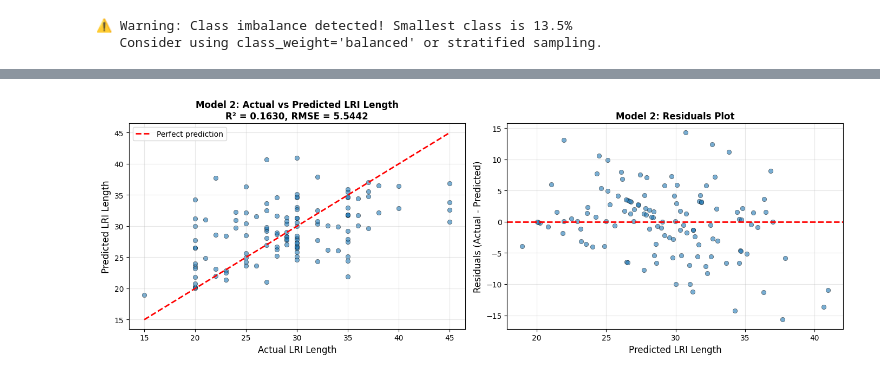
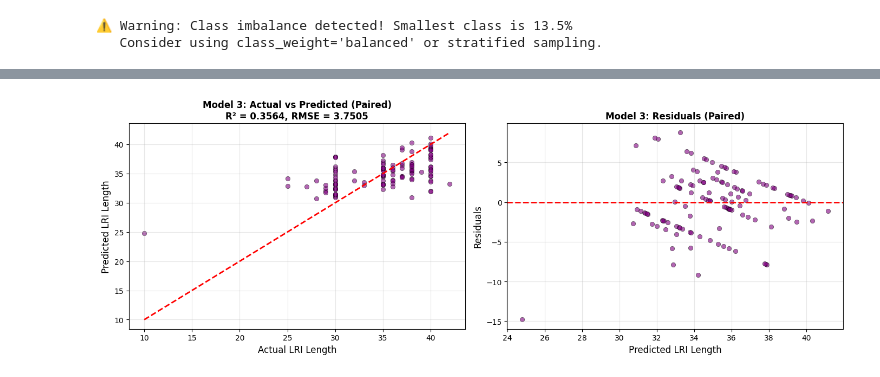
Before and after one commit to wak1616/warringdemo, a Jupyter notebook: data_notebook.ipynb, the cells around one changed output, grey strips where cells are left out. Saved outputs shown, nothing was run; the diff lists cells and outputs as text; code cells hidden in the pictures.

```diff
--- a/data_notebook.ipynb
+++ b/data_notebook.ipynb
@@ -363,0 +411,5 @@ Test set: 284 samples
+# %%
+# MODEL 1: Use pre-determined optimal boosting rounds
+# (Optimal rounds found via prior CV analysis: 45 rounds, CV Log Loss: 0.6522)
+optimal_rounds1 = 45
+print(f"Using optimal boosting rounds: {optimal_rounds1}")
@@ -424,21 +493,22 @@ print("=" * 70)
 print("MODEL 1: Feature Importance")
 print("=" * 70)
 
-# Get feature importances
-importances1 = model1.feature_importances_
+# Get feature importance from native xgb model
+importance1 = model1.get_score(importance_type='gain')
 
 # Create DataFrame for plotting
 feat_imp_df1 = pd.DataFrame({
-    'Feature': X1.columns,
-    'Importance': importances1
+    'Feature': list(importance1.keys()),
+    'Importance': list(importance1.values())
 }).sort_values('Importance', ascending=True)
 
 # Plot
 fig, ax = plt.subplots(figsize=(10, 6))
+colors = plt.cm.Blues(feat_imp_df1['Importance'] / feat_imp_df1['Importance'].max())
 feat_imp_df1.plot(kind='barh', x='Feature', y='Importance', ax=ax,
-                  legend=False, color='steelblue')
-ax.set_title('Model 1: XGBoost Feature Importance', fontsize=12, fontweight='bold')
-ax.set_xlabel('Importance')
+                  legend=False, color=colors)
+ax.set_title('Model 1: XGBoost Feature Importance (Gain)', fontsize=12, fontweight='bold')
+ax.set_xlabel('Importance (Gain)')
 ax.set_ylabel('')
 plt.tight_layout()
 plt.show()
@@ -777,54 +1117,62 @@ Test set: 124 samples
 # %%
-# MODEL 2: Train XGBoost and evaluate
+# MODEL 3: Visualization and Monotonicity Verification
 print("=" * 70)
-print("MODEL 2: Training XGBoost Regressor")
+print("MODEL 3: Visualization")
 print("=" * 70)
-
-# Train the model
-model2 = XGBRegressor(
-    n_estimators=100,
-    random_state=42,
-    verbosity=0
-)
-model2.fit(X2_train, y2_train)
-
-# Predict on test set
-y2_pred = model2.predict(X2_test)
-
-# Calculate metrics
-r2 = r2_score(y2_test, y2_pred)
-rmse = np.sqrt(mean_squared_error(y2_test, y2_pred))
-mae = mean_absolute_error(y2_test, y2_pred)
-
-print(f"\nTest Set Performance:")
-print(f"  R² Score: {r2:.4f}")
-print(f"  RMSE: {rmse:.4f}")
-print(f"  MAE: {mae:.4f}")
 
 # Plot actual vs predicted
 fig, axes = plt.subplots(1, 2, figsize=(14, 5))
 
-# Scatter plot
 ax1 = axes[0]
-ax1.scatter(y2_test, y2_pred, alpha=0.6, edgecolors='black', linewidth=0.5)
-ax1.plot([y2_test.min(), y2_test.max()], [y2_test.min(), y2_test.max()], 'r--', lw=2, label='Perfect prediction')
+ax1.scatter(y3_test, y3_pred, alpha=0.6, edgecolors='black', linewidth=0.5, color='purple')
+ax1.plot([y3_test.min(), y3_test.max()], [y3_test.min(), y3_test.max()], 'r--', lw=2)
 ax1.set_xlabel('Actual LRI Length', fontsize=12)
 ax1.set_ylabel('Predicted LRI Length', fontsize=12)
-ax1.set_title(f'Model 2: Actual vs Predicted LRI Length\nR² = {r2:.4f}, RMSE = {rmse:.4f}', fontsize=12, fontweight='bold')
-ax1.legend()
+ax1.set_title(f'Model 3: Actual vs Predicted (Paired)\nR² = {r2_3:.4f}, RMSE = {rmse_3:.4f}', fontsize=12, fontweight='bold')
 ax1.grid(True, alpha=0.3)
 
-# Residuals plot
 ax2 = axes[1]
-residuals = y2_test - y2_pred
-ax2.scatter(y2_pred, residuals, alpha=0.6, edgecolors='black', linewidth=0.5)
+residuals3 = y3_test - y3_pred
+ax2.scatter(y3_pred, residuals3, alpha=0.6, edgecolors='black', linewidth=0.5, color='purple')
 ax2.axhline(y=0, color='r', linestyle='--', lw=2)
 ax2.set_xlabel('Predicted LRI Length', fontsize=12)
-ax2.set_ylabel('Residuals (Actual - Predicted)', fontsize=12)
-ax2.set_title('Model 2: Residuals Plot', fontsize=12, fontweight='bold')
+ax2.set_ylabel('Residuals', fontsize=12)
+ax2.set_title('Model 3: Residuals (Paired)', fontsize=12, fontweight='bold')
 ax2.grid(True, alpha=0.3)
 
 plt.tight_layout()
 plt.show()
+
+# Monotonicity Verification
+print("\n" + "=" * 70)
+print("MODEL 3: Monotonicity Verification")
+print("=" * 70)
+
+median_features3 = X3.median()
+
+fig, ax = plt.subplots(figsize=(8, 6))
+
+# Barrett Integrated-K magnitude
+bik_range3 = np.linspace(X3['Barrett Integrated-K magnitude (D)'].min(),
+                         X3['Barrett Integrated-K magnitude (D)'].max(), n_points)
+pred_data_bik3 = pd.DataFrame([median_features3.copy() for _ in range(n_points)])
+pred_data_bik3['Barrett Integrated-K magnitude (D)'] = bik_range3
+pred_bik3 = model3.predict(xgb.DMatrix(pred_data_bik3[X3.columns]))
+
+ax.plot(bik_range3, pred_bik3, 'purple', linewidth=3)
+ax.scatter(X3['Barrett Integrated-K magnitude (D)'], y3, alpha=0.2, s=15, c='gray')
+ax.set_xlabel('Barrett Integrated-K Magnitude (D)', fontsize=12)
+ax.set_ylabel('Predicted LRI Length', fontsize=12)
+ax.set_title('Model 3: Barrett Integrated-K Monotonicity', fontsize=12, fontweight='bold')
+ax.grid(True, alpha=0.3)
+is_mono_bik3 = np.all(np.diff(pred_bik3) >= -1e-6)
+ax.text(0.05, 0.95, f"Monotonic: {'✓ Yes' if is_mono_bik3 else '✗ No'}",
+        transform=ax.transAxes, fontsize=11, verticalalignment='top',
+        bbox=dict(boxstyle='round', facecolor='lightgreen' if is_mono_bik3 else 'lightcoral'))
+
+plt.tight_layout()
+plt.show()
+
+print(f"\n✓ Barrett Integrated-K: {'Monotonically increasing' if is_mono_bik3 else 'Not monotonic'}")
 # %% [output]
 ======================================================================
@@ -838 +1181 @@ Test Set Performance:
-[figure, old version]
+[figure, new version]
```
Also changed, not shown: parts of 39 cells of this notebook, 14 other files.
